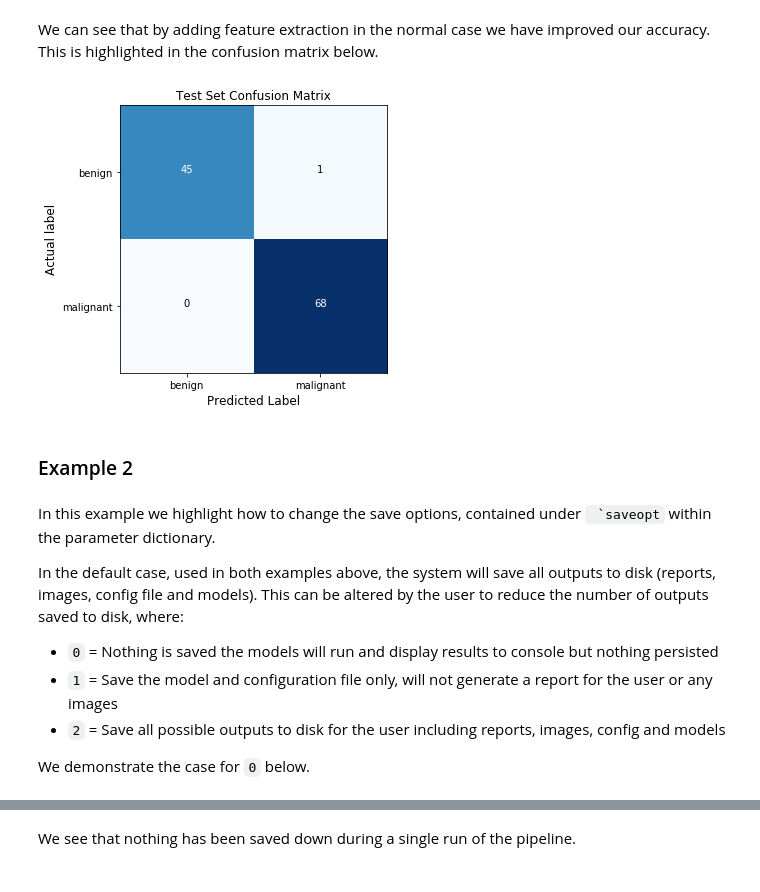
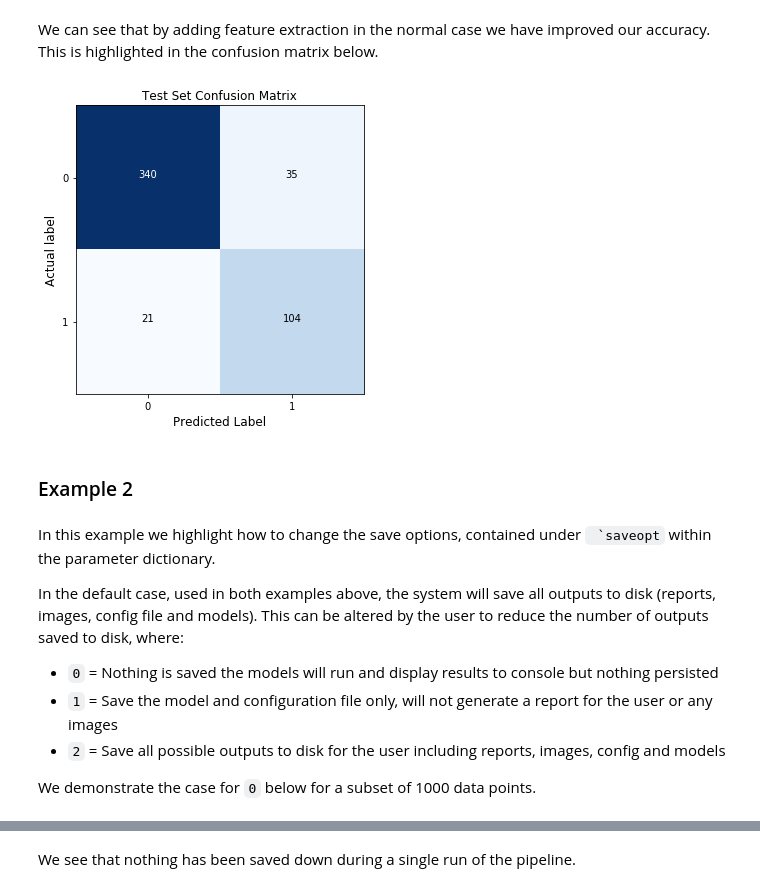
Before and after one commit to KxSystems/mlnotebooks, a Jupyter notebook: notebooks/11 Automated Machine Learning.ipynb, the cells around one changed output, grey strips where cells are left out. Saved outputs shown, nothing was run; the diff lists cells and outputs as text; code cells hidden in the pictures.

Commit message:
updated automl notebook with telco data

```diff
--- a/notebooks/11 Automated Machine Learning.ipynb
+++ b/notebooks/11 Automated Machine Learning.ipynb
@@ -366,9 +413,9 @@ Accuracy on custom model run using held-out data : 0.9912281
 # %% [markdown]
 We can see that by adding feature extraction in the normal case we have improved our accuracy. This is highlighted in the confusion matrix below.
 # %%
-displayCM[value .ml.confmat[inputs`ytest;pred];`benign`malignant;"Test Set Confusion Matrix";()];
+displayCM[value .ml.confmat[inputs`ytest;pred];`0`1;"Test Set Confusion Matrix";()];
 # %% [output]
-[figure, old version]
+[figure, new version]
 # %% [markdown]
 ### Example 2
 # %% [markdown]
@@ -380,4 +427,4 @@ In the default case, used in both examples above, the system will save all outpu
 - `1` = Save the model and configuration file only, will not generate a report for the user or any images
 - `2` = Save all possible outputs to disk for the user including reports, images, config and models
 
-We demonstrate the case for `0` below.
+We demonstrate the case for `0` below for a subset of 1000 data points.
```
Also changed, not shown: parts of 43 cells of this notebook.
